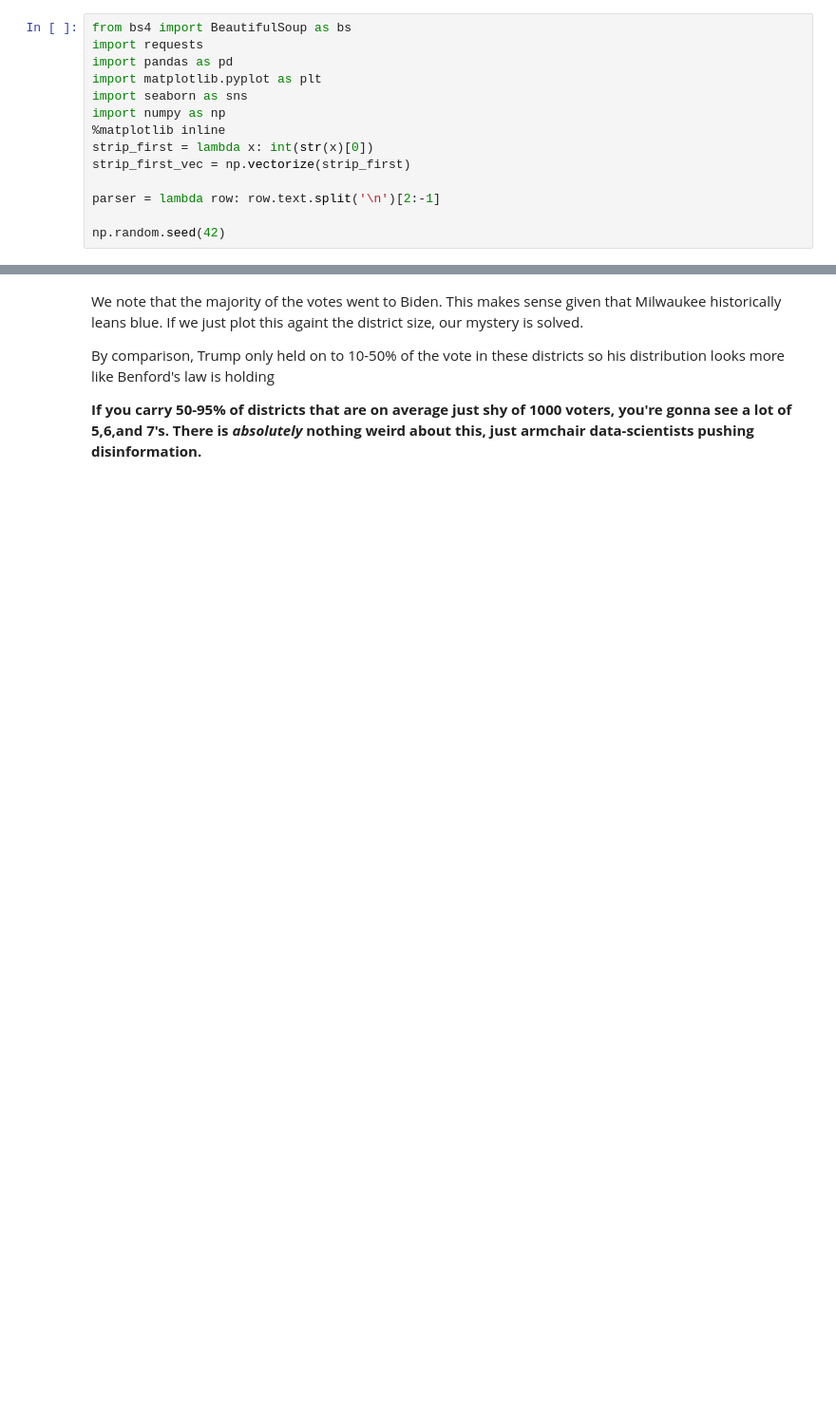
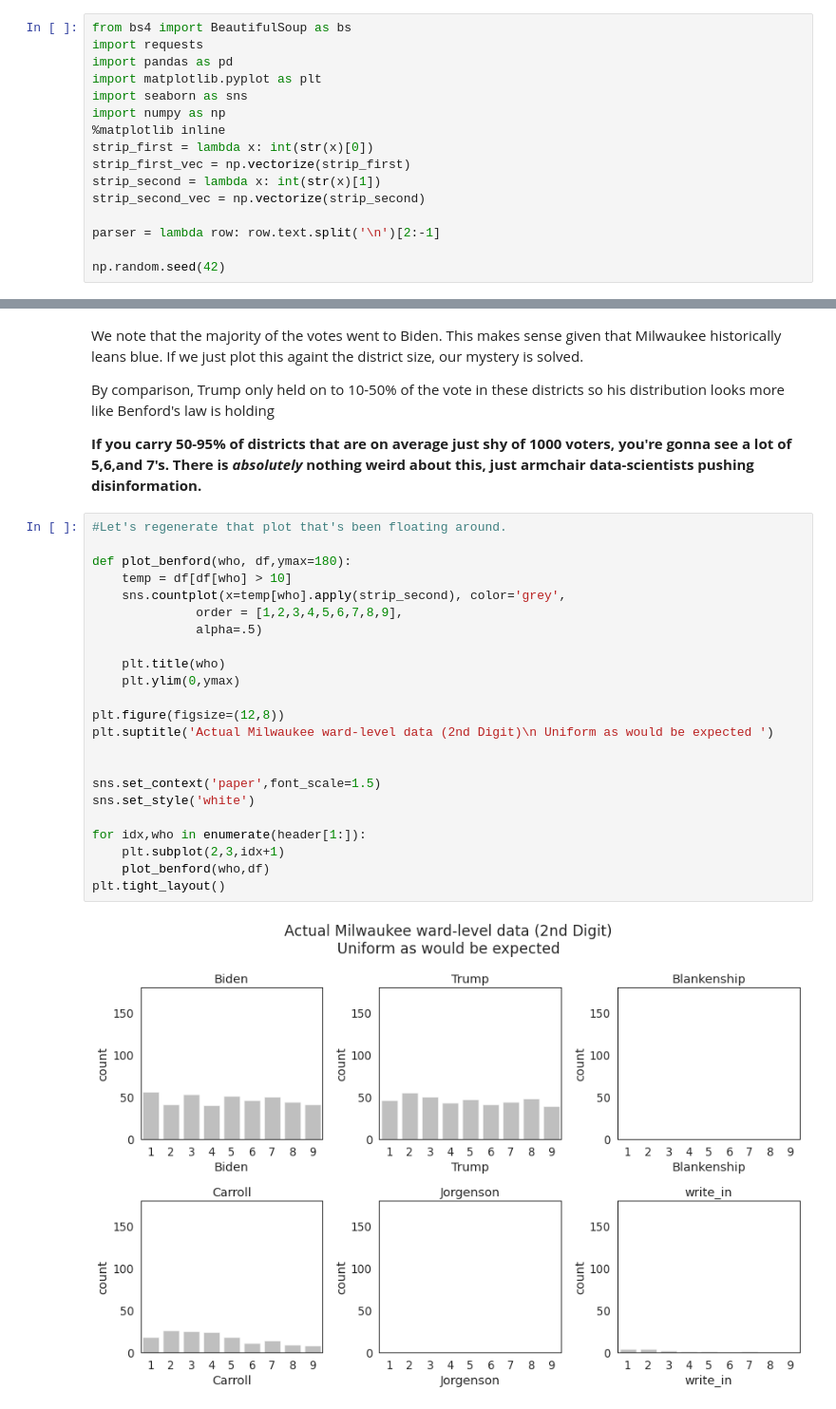
Before and after one commit to josephbb/BenfordBS, a Jupyter notebook: BenfordBullshit.ipynb, the cells around one changed output, grey strips where cells are left out. Shown at 95% size. Saved outputs shown, nothing was run; the diff lists cells and outputs as text; blank space fills up the shorter version.

Commit message:
but my second digit

```diff
--- a/BenfordBullshit.ipynb
+++ b/BenfordBullshit.ipynb
@@ -8,6 +8,8 @@ import numpy as np
 %matplotlib inline
 strip_first = lambda x: int(str(x)[0])
 strip_first_vec = np.vectorize(strip_first)
+strip_second = lambda x: int(str(x)[1])
+strip_second_vec = np.vectorize(strip_second)
 
 parser = lambda row: row.text.split('\n')[2:-1]
 
@@ -181,3 +183,28 @@ plt.savefig('./BenfordBullshitMilwaukee.png',fmt='.png', dpi=500)
 
 <strong>If you carry 50-95% of districts that are on average just shy of 1000 voters, you're gonna see a lot of 5,6,and 7's. There is *absolutely* nothing weird about this, just armchair data-scientists pushing disinformation.
 </strong>
+# %%
+#Let's regenerate that plot that's been floating around.
+
+def plot_benford(who, df,ymax=180):
+    temp = df[df[who] > 10]
+    sns.countplot(x=temp[who].apply(strip_second), color='grey',
+              order = [1,2,3,4,5,6,7,8,9],
+              alpha=.5)
+
+    plt.title(who)
+    plt.ylim(0,ymax)
+
+plt.figure(figsize=(12,8))
+plt.suptitle('Actual Milwaukee ward-level data (2nd Digit)\n Uniform as would be expected ')
+
+
+sns.set_context('paper',font_scale=1.5)
+sns.set_style('white')
+
+for idx,who in enumerate(header[1:]):
+    plt.subplot(2,3,idx+1)
+    plot_benford(who,df)
+plt.tight_layout()
+# %% [output]
+[figure, added]
```
